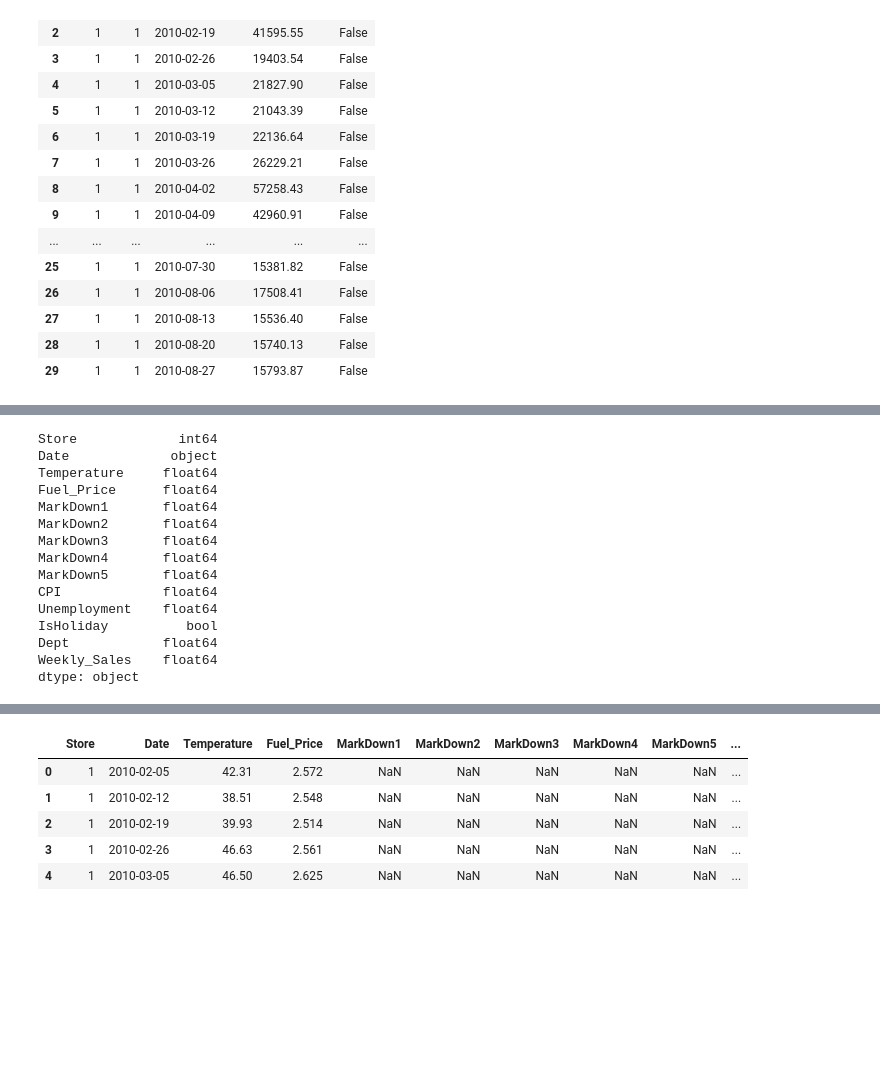
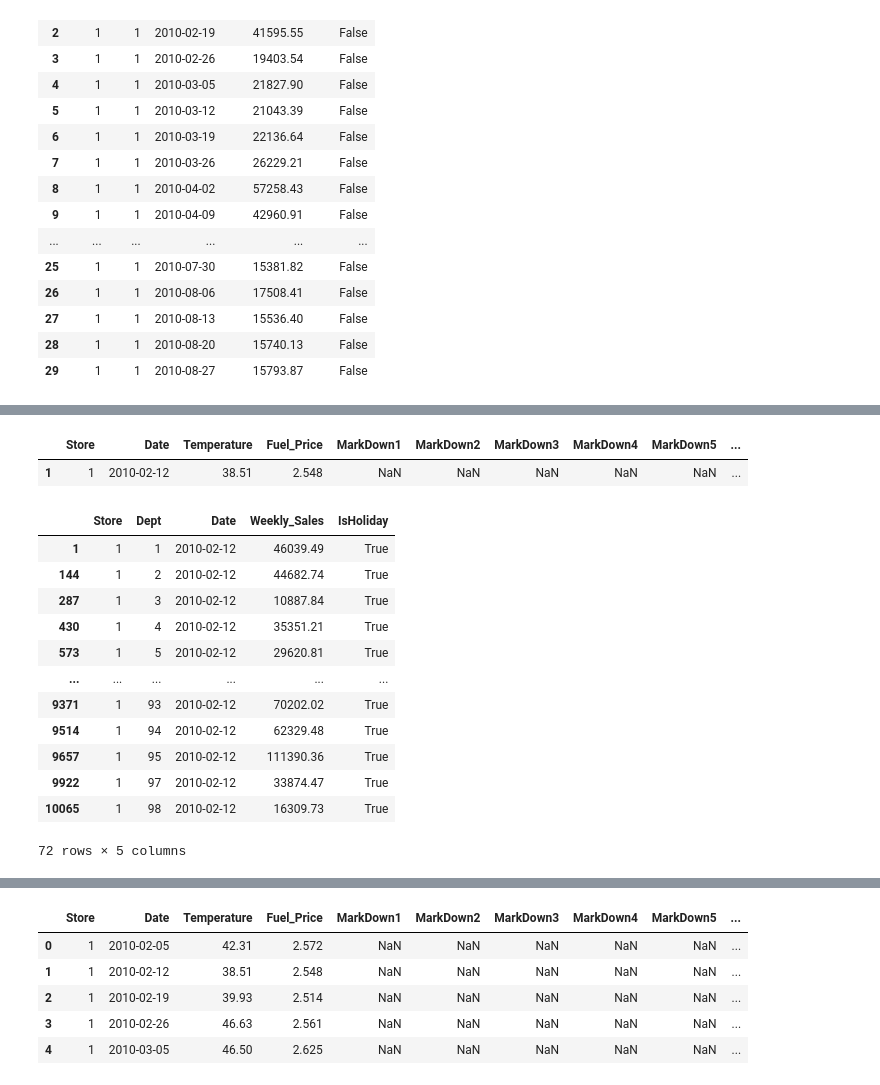
Before and after one commit to robsonbfreitas/TrabalhoFinal, a Jupyter notebook: TrabalhoFinal.ipynb, the cells around one changed output, grey strips where cells are left out. Cells and saved outputs as stored; diff of their text form; code cells hidden in the pictures; blank space fills up the shorter version.

```diff
--- a/TrabalhoFinal.ipynb
+++ b/TrabalhoFinal.ipynb
@@ -62,18 +51,21 @@ df2.head(30)
-# %%
-df2.dtypes
-# %% [output]
-Store             int64
-Date             object
-Temperature     float64
-Fuel_Price      float64
-MarkDown1       float64
-MarkDown2       float64
-MarkDown3       float64
-MarkDown4       float64
-MarkDown5       float64
-CPI             float64
-Unemployment    float64
-IsHoliday          bool
-Dept            float64
-Weekly_Sales    float64
-dtype: object
+# %%
+df.query('Date == "2010-02-12"').query('Store == 1')
+# %% [output]
+|  | Store | Date | Temperature | Fuel_Price | MarkDown1 | MarkDown2 | MarkDown3 | MarkDown4 | MarkDown5 | ... |
+| 1 | 1 | 2010-02-12 | 38.51 | 2.548 | NaN | NaN | NaN | NaN | NaN | ... |
+# %%
+dftrain.query('Date == "2010-02-12"').query('Store == 1')
+# %% [output]
+|  | Store | Dept | Date | Weekly_Sales | IsHoliday |
+| 1 | 1 | 1 | 2010-02-12 | 46039.49 | True |
+| 144 | 1 | 2 | 2010-02-12 | 44682.74 | True |
+| 287 | 1 | 3 | 2010-02-12 | 10887.84 | True |
+| 430 | 1 | 4 | 2010-02-12 | 35351.21 | True |
+| 573 | 1 | 5 | 2010-02-12 | 29620.81 | True |
+| ... | ... | ... | ... | ... | ... |
+| 9371 | 1 | 93 | 2010-02-12 | 70202.02 | True |
+| 9514 | 1 | 94 | 2010-02-12 | 62329.48 | True |
+| 9657 | 1 | 95 | 2010-02-12 | 111390.36 | True |
+| 9922 | 1 | 97 | 2010-02-12 | 33874.47 | True |
+| 10065 | 1 | 98 | 2010-02-12 | 16309.73 | True |
+72 rows × 5 columns
```
Also changed, not shown: parts of 4 cells of this notebook.
